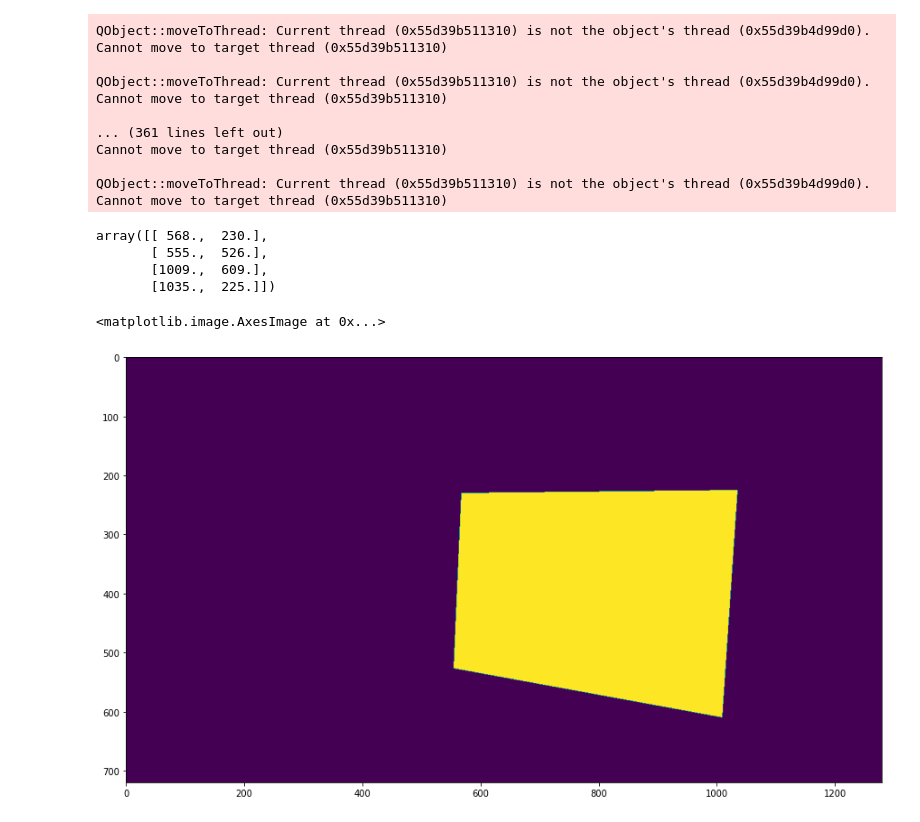
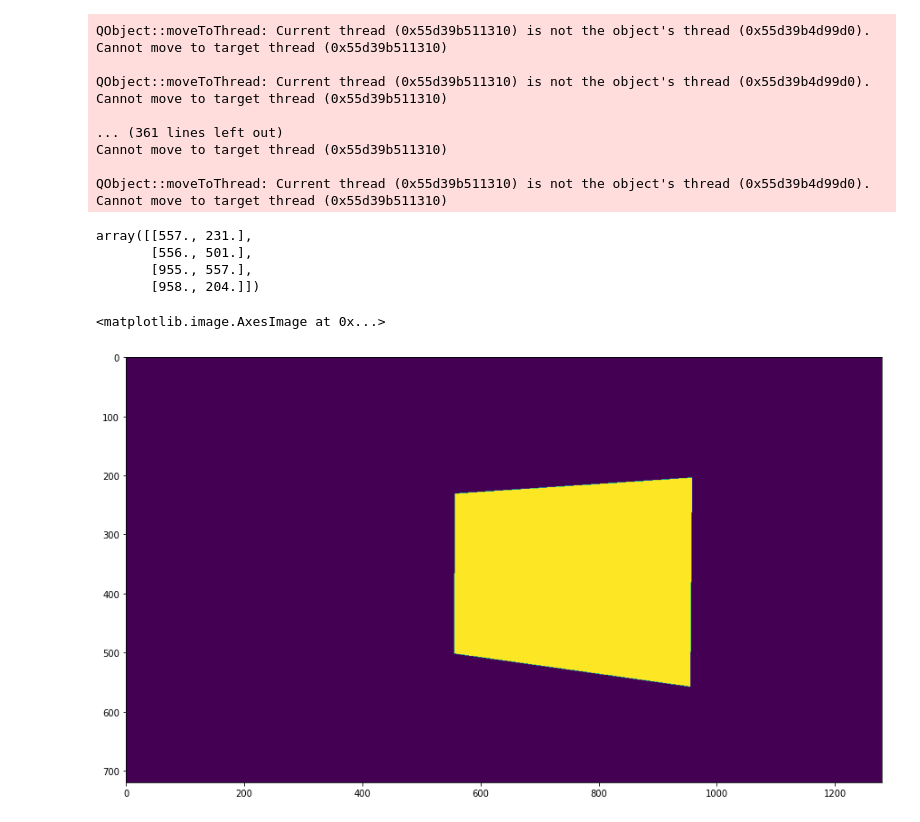
Before and after one commit to rachel318318/nuvi_assignment, a Jupyter notebook: assign.ipynb, the cells around one changed output. Saved outputs shown, nothing was run; the diff lists cells and outputs as text; code cells hidden in the pictures.

Commit message:
feat: filter image and save mask points

```diff
--- a/assign.ipynb
+++ b/assign.ipynb
@@ -112,22 +137,24 @@ Cannot move to target thread (0x55d39b511310)
 
 QObject::moveToThread: Current thread (0x55d39b511310) is not the object's thread (0x55d39b4d99d0).
 Cannot move to target thread (0x55d39b511310)
-# %%
-mask_points
-# %% [output]
-array([[ 568.,  230.],
-       [ 555.,  526.],
-       [1009.,  609.],
-       [1035.,  225.]])
+# %%
+np.save('mask_points.npy', mask_points)
+mask_points
+# %% [output]
+array([[557., 231.],
+       [556., 501.],
+       [955., 557.],
+       [958., 204.]])
 # %%
+mask_points = np.load('mask_points.npy')
 mask = np.zeros(color_image.shape[:2], dtype="uint8")
 
 cv2.fillPoly(mask, np.int32([mask_points]), 1)
 plt.figure(figsize=(15,25))
 plt.imshow(mask)
 # %% [output]
 <matplotlib.image.AxesImage at 0x...>
-[figure, old version]
+[figure, new version]
 # %%
 def seed_everything(num: int = 42):
     random.seed(num)
```
Also changed, not shown: parts of 10 cells of this notebook, 4 other files.
